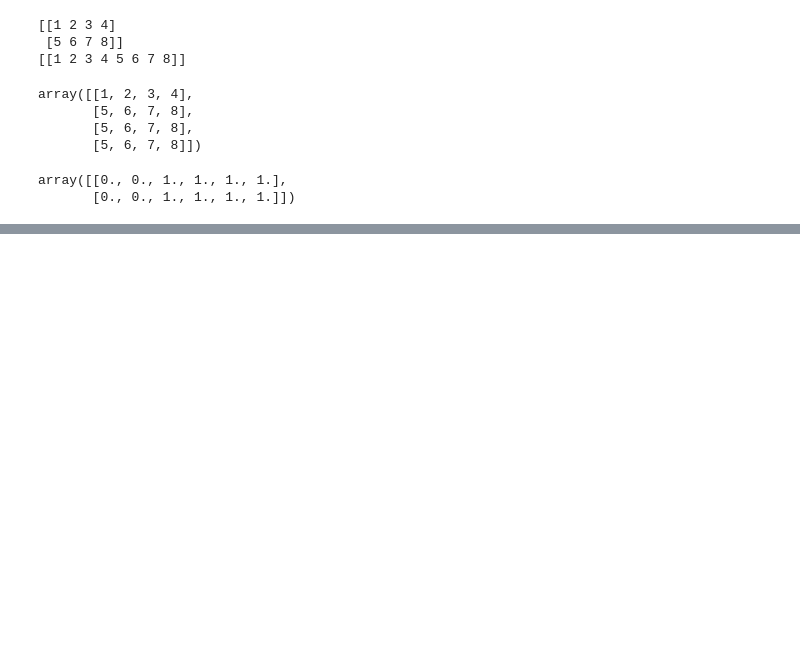
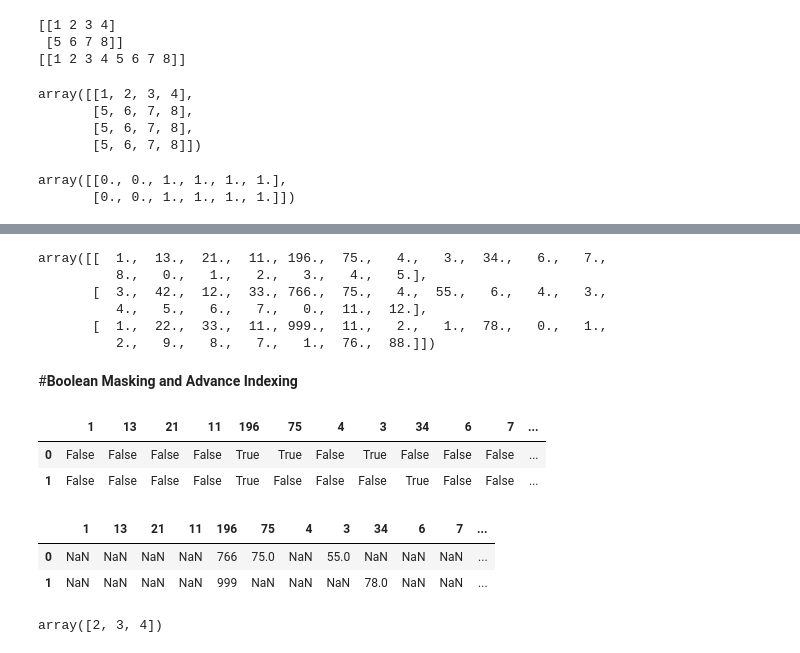
Before and after one commit to owaisahmad315/NumPy, a Jupyter notebook: NumPy.ipynb, the cells around one changed output, grey strips where cells are left out. Drawn from its saved outputs; the diff is of its cells as text; code cells hidden in the pictures; blank space fills up the shorter version.

```diff
--- a/NumPy.ipynb
+++ b/NumPy.ipynb
@@ -317,0 +331,32 @@ array([[0., 0., 1., 1., 1., 1.],
+# %%
+np.genfromtxt('data.txt', delimiter = ',')
+# %% [output]
+array([[  1.,  13.,  21.,  11., 196.,  75.,   4.,   3.,  34.,   6.,   7.,
+          8.,   0.,   1.,   2.,   3.,   4.,   5.],
+       [  3.,  42.,  12.,  33., 766.,  75.,   4.,  55.,   6.,   4.,   3.,
+          4.,   5.,   6.,   7.,   0.,  11.,  12.],
+       [  1.,  22.,  33.,  11., 999.,  11.,   2.,   1.,  78.,   0.,   1.,
+          2.,   9.,   8.,   7.,   1.,  76.,  88.]])
+# %% [markdown]
+#**Boolean Masking and Advance Indexing**
+# %%
+import pandas as pd
+filedata = pd.read_csv('data.txt')
+# %%
+filedata > 50
+# %% [output]
+|  | 1 | 13 | 21 | 11 | 196 | 75 | 4 | 3 | 34 | 6 | 7 | ... |
+| 0 | False | False | False | False | True | True | False | True | False | False | False | ... |
+| 1 | False | False | False | False | True | False | False | False | True | False | False | ... |
+# %%
+filedata[filedata > 50]
+# %% [output]
+|  | 1 | 13 | 21 | 11 | 196 | 75 | 4 | 3 | 34 | 6 | 7 | ... |
+| 0 | NaN | NaN | NaN | NaN | 766 | 75.0 | NaN | 55.0 | NaN | NaN | NaN | ... |
+| 1 | NaN | NaN | NaN | NaN | 999 | NaN | NaN | NaN | 78.0 | NaN | NaN | ... |
+# %%
+# You can index with list in Numpy
+a = np.array([1,2,3,4,5,6,7,8,9])
+a[[1,2,3]]
+# %% [output]
+array([2, 3, 4])
```
Also changed, not shown: parts of 4 cells of this notebook.
